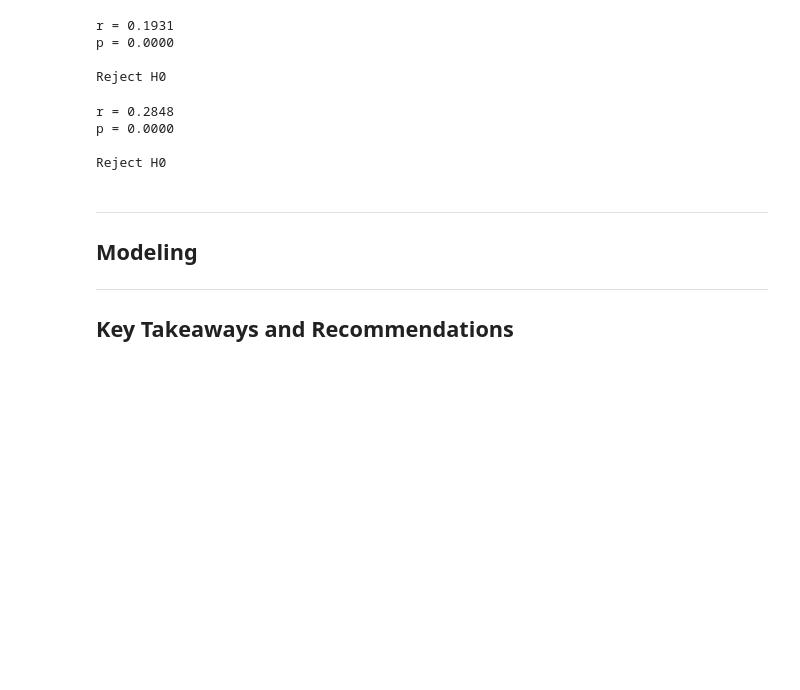
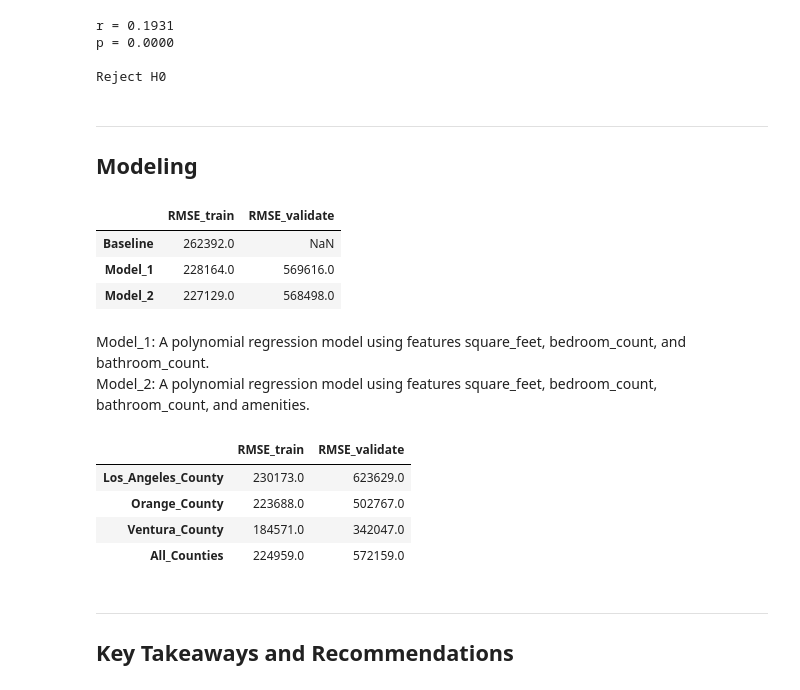
Before and after one commit to alegarcia-dev/zillow-regression-project, a Jupyter notebook: Zillow_Final_Report.ipynb, the cells around one changed output. Drawn from its saved outputs; the diff is of its cells as text; code cells hidden in the pictures; blank space fills up the shorter version.

```diff
--- a/Zillow_Final_Report.ipynb
+++ b/Zillow_Final_Report.ipynb
@@ -131,18 +126,20 @@ r = 0.1931
 p = 0.0000
 
 Reject H0
-# %%
-statistical_tests(train, 'building_quality')
-# %% [output]
-r = 0.2848
-p = 0.0000
-
-Reject H0
-# %% [markdown]
----
-
-## Modeling
-
----
-
-## Key Takeaways and Recommendations
+# %% [markdown]
+---
+
+## Modeling
+# %%
+train, validate, test = scale_data(
+    train,
+    validate,
+    test,
+    train.drop(columns = 'property_tax_assessed_values').columns
+)
+
+train = remove_outliers(
+    train,
+    1.5,
+    ['property_tax_assessed_values', 'bedroom_count', 'bathroom_count']
+)
@@ -148,0 +155,25 @@ Reject H0
+# %%
+results = produce_models(X_train, y_train, X_validate, y_validate)
+pd.DataFrame(results).T
+# %% [output]
+|  | RMSE_train | RMSE_validate |
+| Baseline | 262392.0 | NaN |
+| Model_1 | 228164.0 | 569616.0 |
+| Model_2 | 227129.0 | 568498.0 |
+# %% [markdown]
+Model_1: A polynomial regression model using features square_feet, bedroom_count, and bathroom_count.
+<br>
+Model_2: A polynomial regression model using features square_feet, bedroom_count, bathroom_count, and amenities.
+# %%
+results = produce_models_for_each_county(train, validate)
+pd.DataFrame(results).T
+# %% [output]
+|  | RMSE_train | RMSE_validate |
+| Los_Angeles_County | 230173.0 | 623629.0 |
+| Orange_County | 223688.0 | 502767.0 |
+| Ventura_County | 184571.0 | 342047.0 |
+| All_Counties | 224959.0 | 572159.0 |
+# %% [markdown]
+---
+
+## Key Takeaways and Recommendations
```
Also changed, not shown: parts of 3 cells of this notebook, 4 other files.
